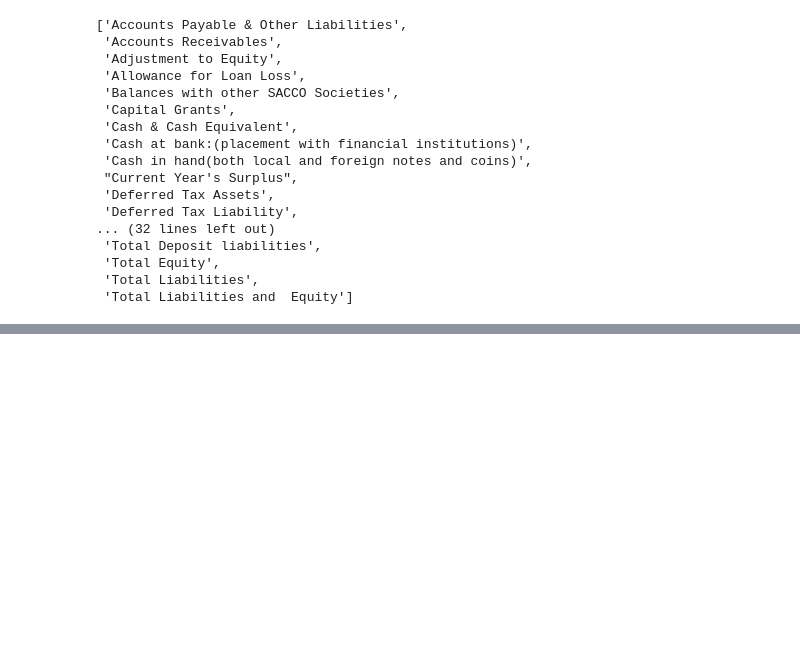
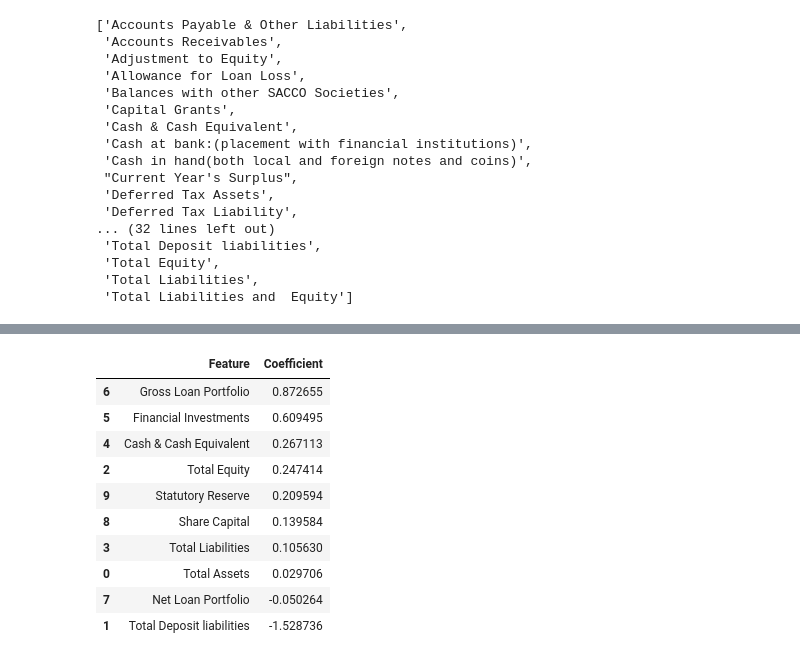
Before and after one commit to moruriinnocentlouis-collab/phase_5_project_group_5, a Jupyter notebook: Desktop/git_practice/sacco_project_phase_5/sacco.ipynb, the cells around one changed output, grey strips where cells are left out. Drawn from its saved outputs; the diff is of its cells as text; code cells hidden in the pictures; blank space fills up the shorter version.

```diff
--- a/Desktop/git_practice/sacco_project_phase_5/sacco.ipynb
+++ b/Desktop/git_practice/sacco_project_phase_5/sacco.ipynb
@@ -400,0 +993,5 @@ This dataset is now ready for predictive modeling.
+# %%
+import numpy as np
+
+X_log = np.log1p(X)
+y_log = np.log1p(y)
@@ -400,0 +1014,4 @@ This dataset is now ready for predictive modeling.
+# %%
+#fill in missing values with median
+X_log = X_log.fillna(X_log.median())
+y_log = y_log.fillna(y_log.median())
@@ -400,0 +1034,15 @@ This dataset is now ready for predictive modeling.
+# %%
+#resplit
+from sklearn.model_selection import train_test_split
+
+X_train, X_test, y_train, y_test = train_test_split(
+    X_log, y_log,
+    test_size=0.2,
+    random_state=42
+)
+# %%
+#retrain
+from sklearn.linear_model import LinearRegression
+
+model = LinearRegression()
+model.fit(X_train, y_train)
@@ -400,0 +1079,19 @@ This dataset is now ready for predictive modeling.
+# %%
+coefficients = pd.DataFrame({
+    'Feature': X.columns,
+    'Coefficient': model.coef_
+})
+
+coefficients.sort_values(by='Coefficient', ascending=False)
+# %% [output]
+|  | Feature | Coefficient |
+| 6 | Gross Loan Portfolio | 0.872655 |
+| 5 | Financial Investments | 0.609495 |
+| 4 | Cash & Cash Equivalent | 0.267113 |
+| 2 | Total Equity | 0.247414 |
+| 9 | Statutory Reserve | 0.209594 |
+| 8 | Share Capital | 0.139584 |
+| 3 | Total Liabilities | 0.105630 |
+| 0 | Total Assets | 0.029706 |
+| 7 | Net Loan Portfolio | -0.050264 |
+| 1 | Total Deposit liabilities | -1.528736 |
```
Also changed, not shown: parts of 105 cells of this notebook, 55 other files.
